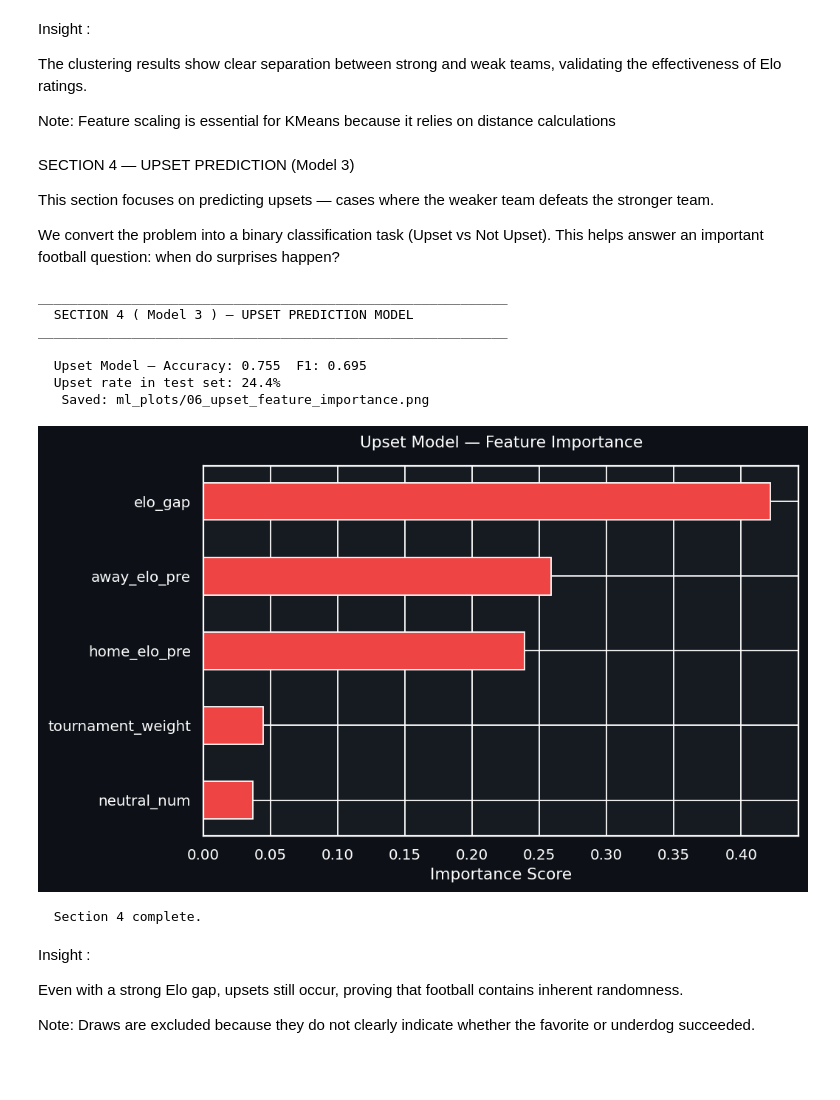
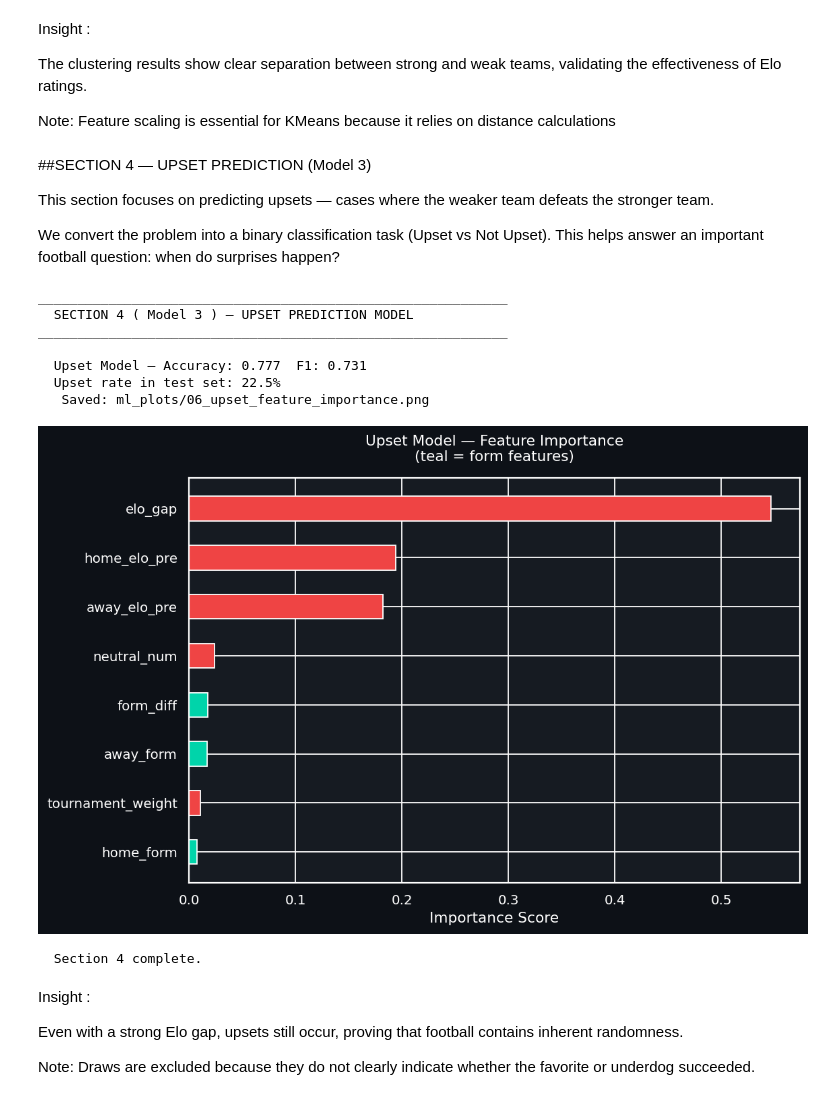
Before and after one commit to EngMohamed-op/supervised-and-unsupervised-project, a Jupyter notebook: WorldCup2026Prediction.ipynb, the cells around one changed output. Drawn from its saved outputs; the diff is of its cells as text; code cells hidden in the pictures; blank space fills up the shorter version.

```diff
--- a/WorldCup2026Prediction.ipynb
+++ b/WorldCup2026Prediction.ipynb
@@ -685,6 +685,14 @@ The Elo system was chosen for several reasons:
 print("=" * 60)
 print("  SECTION 3 — ELO ENGINE")
 print("=" * 60)
+
+
+# Filter "official national teams"
+official_fifa_teams = set(df_fifa['country_full'].unique())
+df_results = df_results[
+    (df_results['home_team'].isin(official_fifa_teams)) &
+    (df_results['away_team'].isin(official_fifa_teams))
+].copy()
 
 # Function to fetch points for "New Teams" at their first historical appearance
 def fetch_initial_points(team_name, debut_date):
@@ -1699,7 +1815,7 @@ The clustering results show clear separation between strong and weak teams, vali
 Note:
 Feature scaling is essential for KMeans because it relies on distance calculations
 # %% [markdown]
-SECTION 4 — UPSET PREDICTION (Model 3)
+##SECTION 4 — UPSET PREDICTION (Model 3)
 
 This section focuses on predicting upsets — cases where the weaker team defeats the stronger team.
 
@@ -1708,65 +1824,81 @@ This helps answer an important football question: when do surprises happen?
 # %%
 # SECTION 4 — UPSET PREDICTION MODEL ( Model 3 )
 
-
+#نحول المشكله لكلسفكيشن اذا فيه مفاجئه الابست بيكون بحواد اذا مافيه بيكون بصفر
 print("_" * 60)
 print("  SECTION 4 ( Model 3 ) — UPSET PREDICTION MODEL")
 print("_" * 60)
 
 #separate binary model for upsets , answers the EDA question "can we predict WHEN the underdog wins?"
 
+#نسوي فيوتشر جديد الفرق في القوه . اذا فرق كبير 200 اذا صغير 20 وهذا بيكون عامل المفاجئه
 df['elo_gap']     = df['elo_diff'].abs()
+#نحدد الفريق اللي متوقعين يفوز
 df['favorite_won'] = (
     ((df['elo_diff'] > 0) & (df['result'] == 2)) |
     ((df['elo_diff'] < 0) & (df['result'] == 0))
-)
+)# elo_diff > 0 صاحب الأرض أقوى
+# result == 2 وفاز
+#يعني التوقع صحيح
 #upset = 1 when underdog wins, 0 otherwise
+#اذا الفريق الاقوى ما فاز هنا يحدث مفاجئه
 df['is_upset'] = (~df['favorite_won']).astype(int)
 #exclude draws (ambiguous — neither team is the favorite winner)
-df_upset = df[df['result'] != 1].copy()
+df_upset = df[df['result'] != 1].copy()#نستبعد التعادل لان لا القوي فاز ولا الضعيف فاز
 
 UPSET_FEATURES = ['elo_gap', 'home_elo_pre', 'away_elo_pre',
-                  'neutral_num', 'tournament_weight']
+                  'neutral_num', 'tournament_weight',
+                  'home_form', 'away_form', 'form_diff'] #اذا الايلو_قاب زاد يعني المفاجئات تقل
+                  # form_diff : الفريق اللي فورمه أفضل ممكن يفاجئ
+                  #neutral :  ملعب محايد = مفاجآت أكثر
+#Train/Test Split
 train_u = df_upset[df_upset['date'] < SPLIT_DATE]
 test_u  = df_upset[df_upset['date'] >= SPLIT_DATE]
 
 X_tu = train_u[UPSET_FEATURES]; y_tu = train_u['is_upset']
 X_vu = test_u[UPSET_FEATURES];  y_vu = test_u['is_upset']
 
+#نبني المودل
+#سبب اختيارنا لل Gradient Boosting
+#ممتاز في الباترين المعقده والعلاقات غير الخطيه وللمفاجئات
 upset_model = GradientBoostingClassifier(
     n_estimators=200, max_depth=4,
     learning_rate=0.05, random_state=42
 )
 upset_model.fit(X_tu, y_tu)
 y_pred_u = upset_model.predict(X_vu)
 
 acc_u = accuracy_score(y_vu, y_pred_u)
 f1_u  = f1_score(y_vu, y_pred_u, average='weighted')
 print(f"\n  Upset Model — Accuracy: {acc_u:.3f}  F1: {f1_u:.3f}")
-print(f"  Upset rate in test set: {y_vu.mean():.1%}")
+print(f"  Upset rate in test set: {y_vu.mean():.1%}")#هنا يعلمنا كم عدد المفاجئات في الداتا حقتنا
 
 #Feature importance
+#هالفيتشر بيجاوب لنا عن ليش تصير مفاجئات
+#elo_gap → الأعلى
+#form_diff → مهم
+#neutral → متوسط
 imp_u = pd.DataFrame({'Feature':    UPSET_FEATURES,
                        'Importance': upset_model.feature_importances_}
                      ).sort_values('Importance', ascending=True)
 
-fig, ax = plt.subplots(figsize=(8, 5))
+fig, ax = plt.subplots(figsize=(9, 6))
+bar_colors_u = [C_ACCENT if 'form' in f else C_DANGER for f in imp_u['Feature']]
 ax.barh(imp_u['Feature'], imp_u['Importance'],
-        color=C_DANGER, edgecolor='white', height=0.5)
-ax.set_title('Upset Model — Feature Importance', pad=14)
+        color=bar_colors_u, edgecolor='white', height=0.5)
+ax.set_title('Upset Model — Feature Importance\n(teal = form features)', pad=14)
 ax.set_xlabel('Importance Score')
 save_ml_fig("06_upset_feature_importance")
-plt.show()
 print("\n  Section 4 complete.\n")
 # %% [output]
 ____________________________________________________________
   SECTION 4 ( Model 3 ) — UPSET PREDICTION MODEL
 ____________________________________________________________
 
-  Upset Model — Accuracy: 0.755  F1: 0.695
-  Upset rate in test set: 24.4%
+  Upset Model — Accuracy: 0.777  F1: 0.731
+  Upset rate in test set: 22.5%
    Saved: ml_plots/06_upset_feature_importance.png
-[figure, old version]
+[figure, new version]
   Section 4 complete.
 # %% [markdown]
 Insight :
```
Also changed, not shown: parts of 19 cells of this notebook.
